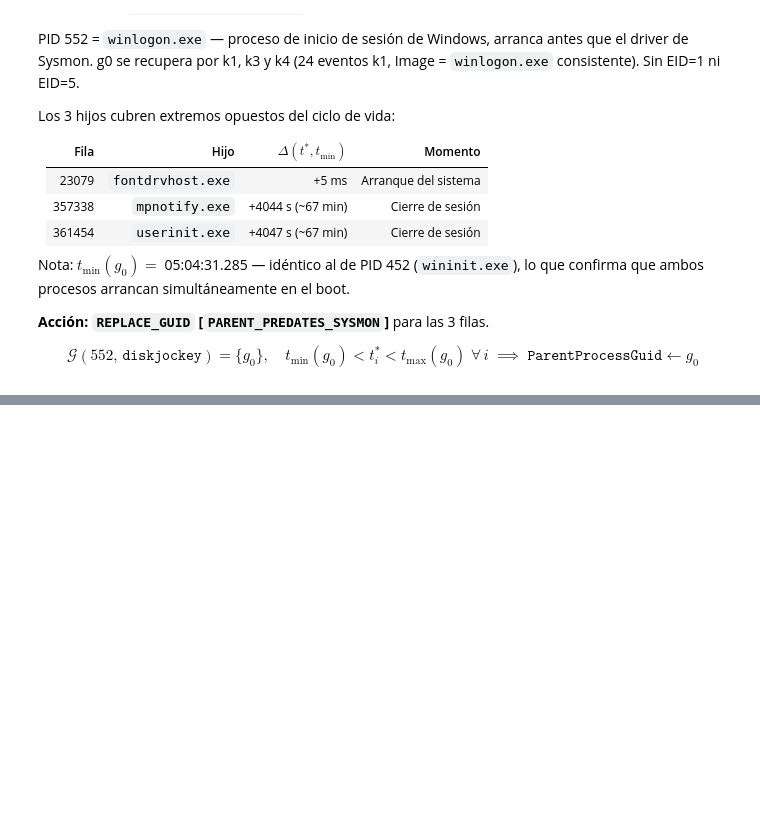
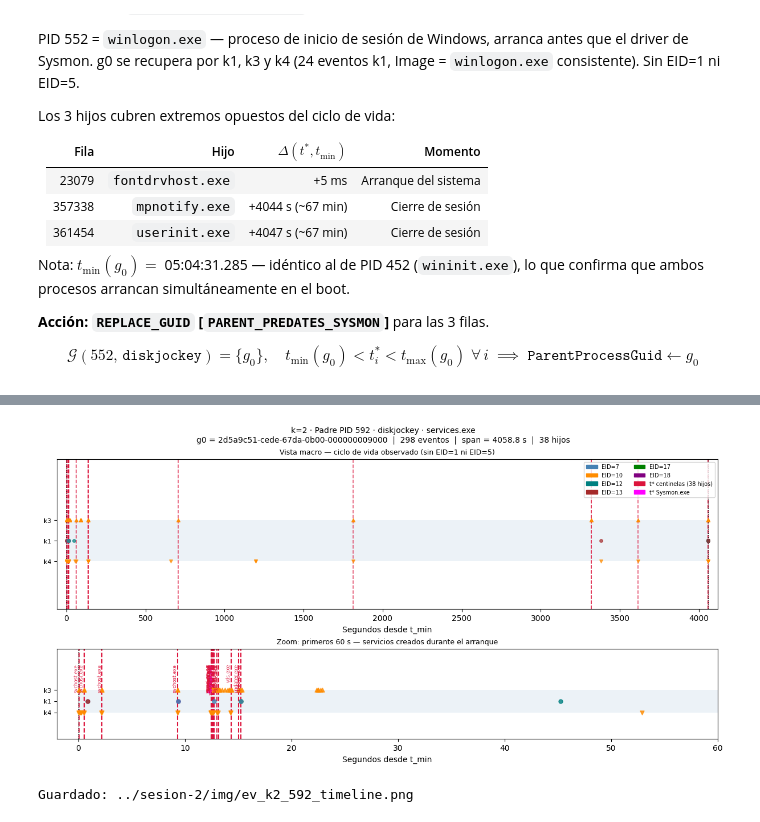
Before and after one commit to ollerenac/curso2026, a Jupyter notebook: sesion-2/9_enfoque_B.ipynb, the cells around one changed output, grey strips where cells are left out. Saved outputs shown, nothing was run; the diff lists cells and outputs as text; code cells hidden in the pictures; blank space fills up the shorter version.

```diff
--- a/sesion-2/9_enfoque_B.ipynb
+++ b/sesion-2/9_enfoque_B.ipynb
@@ -4275,0 +4346,79 @@ $$
+# %%
+import matplotlib.pyplot as plt
+import matplotlib.patches as mpatches
+
+OUT = '../sesion-2/img/ev_k2_592_timeline.png'
+
+ev_k1_592 = df[~df['EventID'].isin([8,10]) & (df['ProcessGuid']      ==g0_592)].copy(); ev_k1_592['kpair']='k1'
+ev_k3_592 = df[df['EventID'].isin([8,10])  & (df['SourceProcessGUID'] ==g0_592)].copy(); ev_k3_592['kpair']='k3'
+ev_k4_592 = df[df['EventID'].isin([8,10])  & (df['TargetProcessGUID'] ==g0_592)].copy(); ev_k4_592['kpair']='k4'
+all_ev_592 = pd.concat([ev_k1_592, ev_k3_592, ev_k4_592], ignore_index=True)
+
+t0 = t_min_592
+def sec(t): return (pd.Timestamp(t) - t0).total_seconds()
+
+colors_eid  = {7:'steelblue',12:'teal',13:'brown',17:'green',18:'purple',10:'darkorange'}
+markers_kp  = {'k1':'o','k3':'^','k4':'v'}
+y_kp        = {'k1':0,'k3':0.15,'k4':-0.15}
+
+fig, (ax1, ax2) = plt.subplots(2, 1, figsize=(12, 6),
+                                gridspec_kw={'height_ratios':[2,1.2]},
+                                constrained_layout=True)
+fig.suptitle(f'k=2 · Padre PID 592 · diskjockey · services.exe\n'
+             f'g0 = {g0_592}  |  {len(all_ev_592)} eventos  |  span = {span_s_592:.1f} s  |  38 hijos',
+             fontsize=10)
+
+# Panel superior: macro
+ax1.set_title('Vista macro — ciclo de vida observado (sin EID=1 ni EID=5)', fontsize=9)
+ax1.barh(0, span_s_592, left=0, height=0.3, color='steelblue', alpha=0.1)
+for _, row in all_ev_592.iterrows():
+    if pd.isna(row['ts']): continue
+    ax1.scatter(sec(row['ts']), y_kp[row['kpair']],
+                color=colors_eid.get(int(row['EventID']),'gray'),
+                marker=markers_kp[row['kpair']], s=15, alpha=0.7, zorder=3)
+for _, row in sent_592.iterrows():
+    is_sysmon = 'Sysmon' in str(row['Image'])
+    ax1.axvline(sec(row['ts']), color='crimson' if not is_sysmon else 'magenta',
+                lw=1.2, ls='--', alpha=0.7)
+ax1.axvline(0,          color='black', lw=1, ls=':')
+ax1.axvline(span_s_592, color='black', lw=1, ls=':')
+
+eid_in = [e for e in sorted(colors_eid) if e in all_ev_592['EventID'].values]
+patches = [mpatches.Patch(color=colors_eid[e], label=f'EID={e}') for e in eid_in]
+patches += [mpatches.Patch(color='crimson',  label='t* centinelas (38 hijos)'),
+            mpatches.Patch(color='magenta',  label='t* Sysmon.exe')]
+ax1.legend(handles=patches, fontsize=7, loc='upper right', ncol=2)
+ax1.set_xlim(-60, span_s_592+60); ax1.set_ylim(-0.5,0.6)
+ax1.set_yticks([-0.15,0,0.15]); ax1.set_yticklabels(['k4','k1','k3'], fontsize=8)
+ax1.set_xlabel('Segundos desde t_min')
+
+# Panel inferior: zoom primeros 60 s (fase de arranque)
+ax2.set_title('Zoom: primeros 60 s — servicios creados durante el arranque', fontsize=9)
+zoom_hi = 60
+ax2.barh(0, span_s_592, left=0, height=0.3, color='steelblue', alpha=0.1)
+for _, row in all_ev_592.iterrows():
+    if pd.isna(row['ts']): continue
+    x = sec(row['ts'])
+    if x > zoom_hi: continue
+    ax2.scatter(x, y_kp[row['kpair']],
+                color=colors_eid.get(int(row['EventID']),'gray'),
+                marker=markers_kp[row['kpair']], s=25, alpha=0.8, zorder=3)
+for _, row in sent_592.iterrows():
+    x = sec(row['ts'])
+    if x > zoom_hi: continue
+    is_sysmon = 'Sysmon' in str(row['Image'])
+    lbl = row['Image'].split('\\')[-1]
+    ax2.axvline(x, color='magenta' if is_sysmon else 'crimson', lw=1.5, ls='--')
+    ax2.text(x, 0.5, lbl[:12], rotation=90, fontsize=6,
+             color='magenta' if is_sysmon else 'crimson', va='top', ha='right')
+ax2.axvline(0, color='black', lw=1, ls=':')
+ax2.set_xlim(-2, zoom_hi); ax2.set_ylim(-0.5,0.7)
+ax2.set_yticks([-0.15,0,0.15]); ax2.set_yticklabels(['k4','k1','k3'], fontsize=8)
+ax2.set_xlabel('Segundos desde t_min')
+
+fig.savefig(OUT, dpi=150, bbox_inches='tight')
+plt.show()
+print(f'Guardado: {OUT}')
+# %% [output]
+[figure, added]
+Guardado: ../sesion-2/img/ev_k2_592_timeline.png
```
Also changed, not shown: parts of 3 cells of this notebook, 2 other files.
